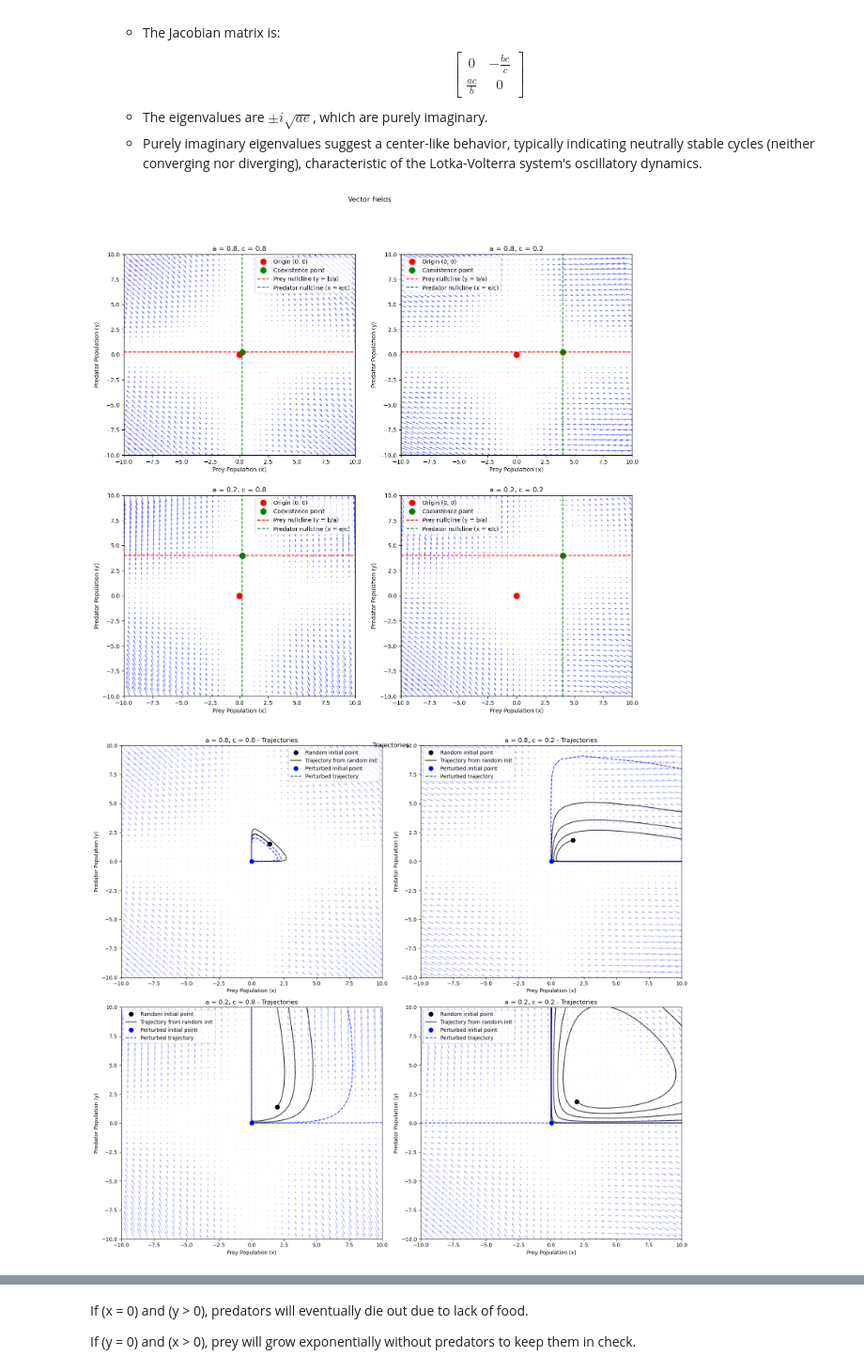
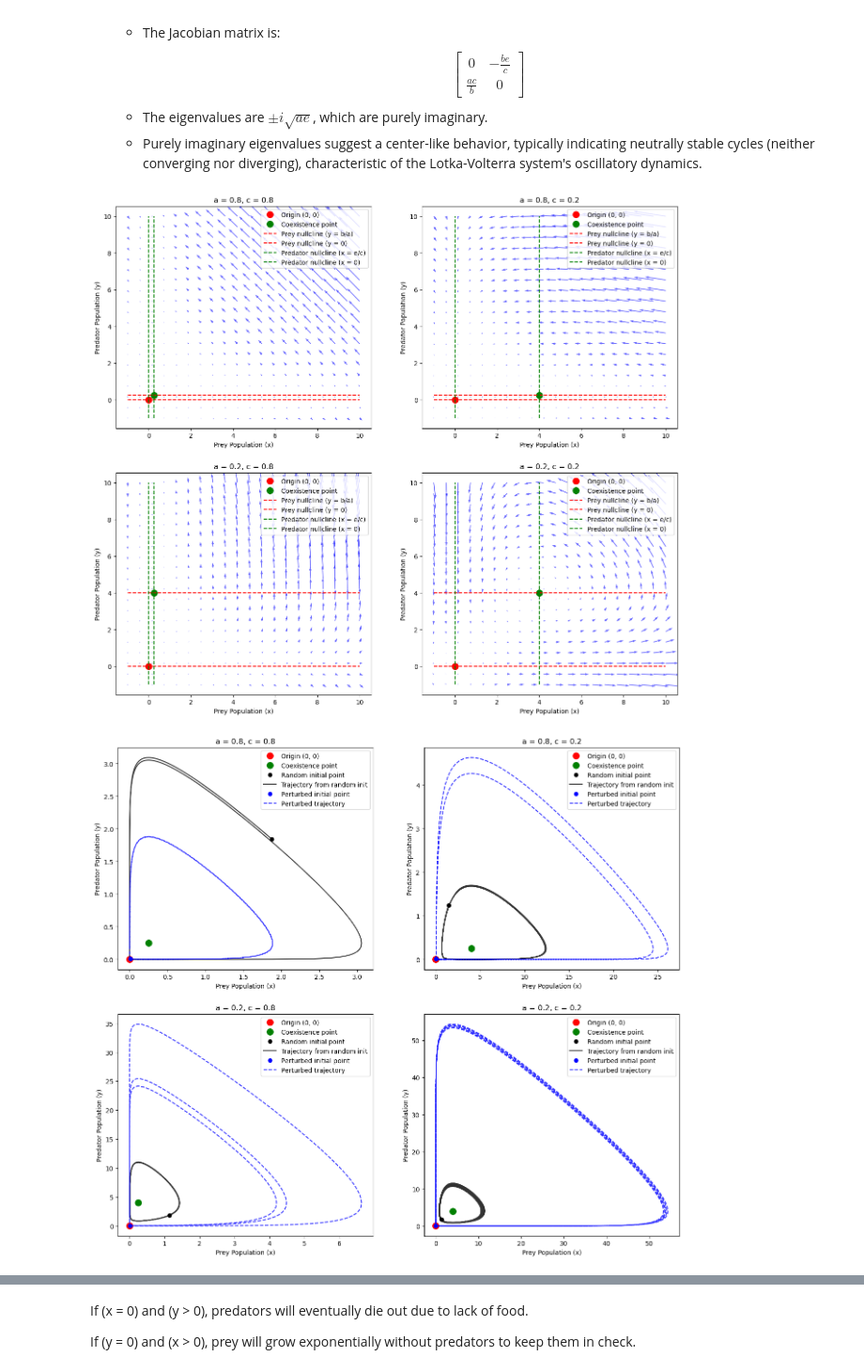
Before and after one commit to HeyuanChi/DSML_24ws, a Jupyter notebook: ex02/ex02.ipynb, the cells around one changed output, grey strips where cells are left out. Shown: that part at 94% size. Saved outputs shown, nothing was run; the diff lists cells and outputs as text; code cells hidden in the pictures.

```diff
--- a/ex02/ex02.ipynb
+++ b/ex02/ex02.ipynb
@@ -42,8 +44,9 @@ To determine the stability, we need to compute the Jacobian matrix at each fixed
 # %%
 import numpy as np
 import matplotlib.pyplot as plt
+from scipy.integrate import solve_ivp
 
-def lotka_volterra(state, t, a, b, c, e):
+def lotka_volterra(t, state, a, b, c, e):
     x, y = state
     dxdt = x * (b - a * y)
     dydt = y * (-e + c * x)
@@ -52,10 +55,11 @@ def lotka_volterra(state, t, a, b, c, e):
 a_values = [0.8, 0.2]
 c_values = [0.8, 0.2]
 
-x = np.linspace(-10, 10, 40)
-y = np.linspace(-10, 10, 40)
+x = np.linspace(-1, 10, 20)
+y = np.linspace(-1, 10, 20)
 X, Y = np.meshgrid(x, y)
-t = np.linspace(0, 100, 1000)
+t_span = [0, 100]
+t_eval = np.linspace(t_span[0], t_span[1], 10000)
 
 fig, axes = plt.subplots(2, 2, figsize=(16, 14))
 fig_traj, traj_axes = plt.subplots(2, 2, figsize=(16, 14))
@@ -71,58 +75,46 @@ for i, a in enumerate(a_values):
         ax = axes[i, j]
         ax.quiver(X, Y, U, V, color='blue', alpha=0.6)
 
         fixed_points = [(0, 0), (e / c, b / a)]
         for point in fixed_points:
-            ax.plot(point[0], point[1], 'ro', markersize=10, label='Origin (0, 0)' if point == (0, 0) else None) if point == (0, 0) else ax.plot(point[0], point[1], 'go', markersize=10, label='Coexistence point')  # Red for (0, 0), Green for coexistence
+            ax.plot(point[0], point[1], 'ro', markersize=10, label='Origin (0, 0)' if point == (0, 0) else None) if point == (0, 0) else ax.plot(point[0], point[1], 'go', markersize=10, label='Coexistence point')
 
         ax.plot(x, [b / a] * len(x), 'r--', label='Prey nullcline (y = b/a)')
+        ax.plot(x, [0] * len(x), 'r--', label='Prey nullcline (y = 0)')
         ax.plot([e / c] * len(y), y, 'g--', label='Predator nullcline (x = e/c)')
+        ax.plot([0] * len(y), y, 'g--', label='Predator nullcline (x = 0)')
 
         ax.set_title(f'a = {a}, c = {c}')
         ax.set_xlabel('Prey Population (x)')
         ax.set_ylabel('Predator Population (y)')
-        ax.set_xlim([-10, 10])
-        ax.set_ylim([-10, 10])
         ax.legend()
 
         traj_ax = traj_axes[i, j]
-        traj_ax.quiver(X, Y, U, V, color='blue', alpha=0.3)
+        for point in fixed_points:
+            traj_ax.plot(point[0], point[1], 'ro', markersize=10, label='Origin (0, 0)' if point == (0, 0) else None) if point == (0, 0) else traj_ax.plot(point[0], point[1], 'go', markersize=10, label='Coexistence point')
         initial_state = [np.random.uniform(1, 2), np.random.uniform(1, 2)]
-        traj_ax.plot(initial_state[0], initial_state[1], 'ko', markersize=8, label='Random initial point')
+        traj_ax.plot(initial_state[0], initial_state[1], 'ko', markersize=6, label='Random initial point')
 
         trajectory = [initial_state]
-        dt = 0.1
+        dt = 0.01
         current_state = initial_state
-        for _ in range(int(t[-1] / dt)):
-            dxdt, dydt = lotka_volterra(current_state, 0, a, b, c, e)
-            current_state = [current_state[0] + dxdt * dt, current_state[1] + dydt * dt]
-            trajectory.append(current_state)
-        trajectory = np.array(trajectory)
-        traj_ax.plot(trajectory[:, 0], trajectory[:, 1], 'k-', label='Trajectory from random init', alpha=0.8)
+        trajectory = solve_ivp(lotka_volterra, t_span, initial_state, args=(a, b, c, e), t_eval=t_eval)['y']
+        traj_ax.plot(trajectory[0], trajectory[1], 'k-', label='Trajectory from random init', alpha=0.8)
 
         perturbed_state = [0.01, 0.01]
-        traj_ax.plot(perturbed_state[0], perturbed_state[1], 'bo', markersize=8, label='Perturbed initial point')
+        traj_ax.plot(perturbed_state[0], perturbed_state[1], 'bo', markersize=6, label='Perturbed initial point')
         perturbed_trajectory = [perturbed_state]
         current_state = perturbed_state
-        for _ in range(int(t[-1] / dt)):
-            dxdt, dydt = lotka_volterra(current_state, 0, a, b, c, e)
-            current_state = [current_state[0] + dxdt * dt, current_state[1] + dydt * dt]
-            perturbed_trajectory.append(current_state)
-        perturbed_trajectory = np.array(perturbed_trajectory)
-        traj_ax.plot(perturbed_trajectory[:, 0], perturbed_trajectory[:, 1], 'b--', label='Perturbed trajectory', alpha=0.8)
+        perturbed_trajectory = solve_ivp(lotka_volterra, t_span, perturbed_state, args=(a, b, c, e), t_eval=t_eval)['y']
+        traj_ax.plot(perturbed_trajectory[0], perturbed_trajectory[1], 'b--', label='Perturbed trajectory', alpha=0.8)
 
-        traj_ax.set_title(f'a = {a}, c = {c} - Trajectories')
+        traj_ax.set_title(f'a = {a}, c = {c}')
         traj_ax.set_xlabel('Prey Population (x)')
         traj_ax.set_ylabel('Predator Population (y)')
-        traj_ax.set_xlim([-10, 10])
-        traj_ax.set_ylim([-10, 10])
         traj_ax.legend()
 
-plt.tight_layout()
-fig.suptitle('Vector Fields')
-fig_traj.suptitle('Trajectories')
 plt.show()
 # %% [output]
-[figure, old version]
+[figure, new version]
-[figure, old version]
+[figure, new version]
 # %% [markdown]
```
Also changed, not shown: parts of 5 cells of this notebook, 1 other file.
